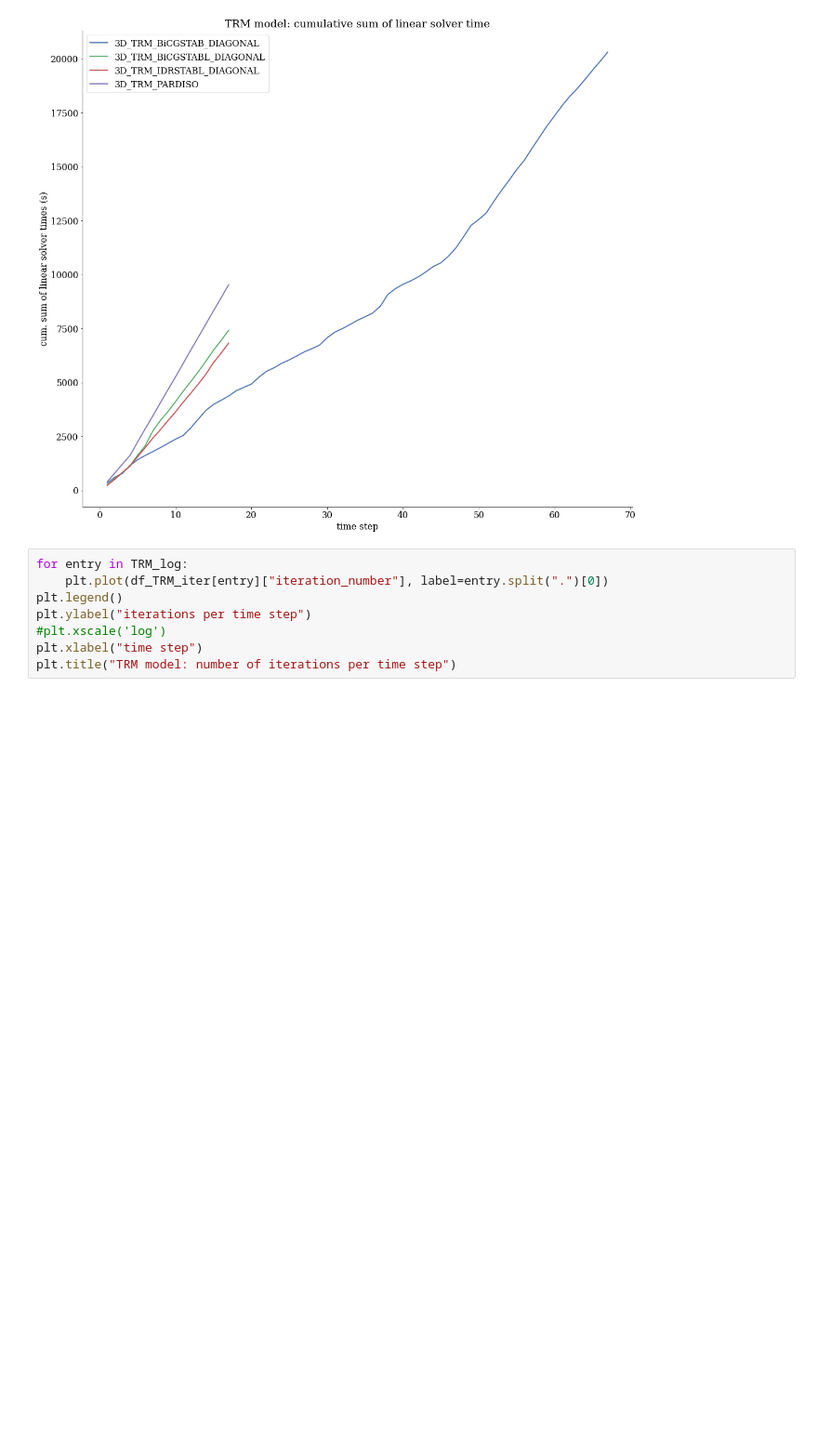
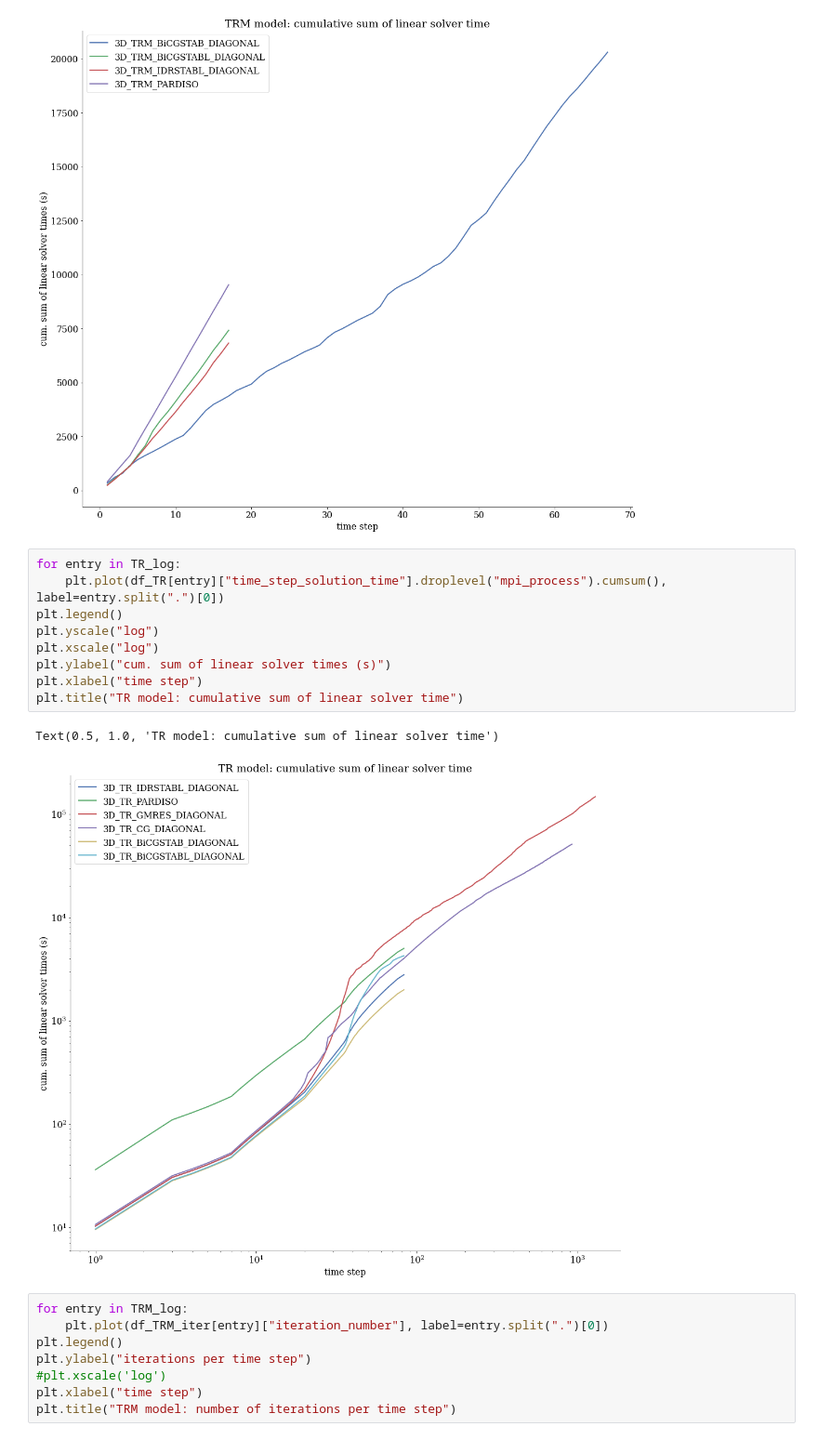
Before and after one commit to joergbuchwald/OGS_Solver_Comparison, a Jupyter notebook: notebooks/3D_eigen_linear_solver_test.ipynb, the cells around one changed output. Shown: that part at 93% size. Cells and saved outputs as stored; diff of their text form; blank space fills up the shorter version.

```diff
--- a/notebooks/3D_eigen_linear_solver_test.ipynb
+++ b/notebooks/3D_eigen_linear_solver_test.ipynb
@@ -75,6 +87,18 @@ plt.title("TRM model: cumulative sum of linear solver time")
 # %% [output]
 Text(0.5, 1.0, 'TRM model: cumulative sum of linear solver time')
 [figure]
+# %%
+for entry in TR_log:
+    plt.plot(df_TR[entry]["time_step_solution_time"].droplevel("mpi_process").cumsum(), label=entry.split(".")[0])
+plt.legend()
+plt.yscale("log")
+plt.xscale("log")
+plt.ylabel("cum. sum of linear solver times (s)")
+plt.xlabel("time step")
+plt.title("TR model: cumulative sum of linear solver time")
+# %% [output]
+Text(0.5, 1.0, 'TR model: cumulative sum of linear solver time')
+[figure, added]
 # %%
 for entry in TRM_log:
     plt.plot(df_TRM_iter[entry]["iteration_number"], label=entry.split(".")[0])
```
Also changed, not shown: parts of 5 cells of this notebook.
